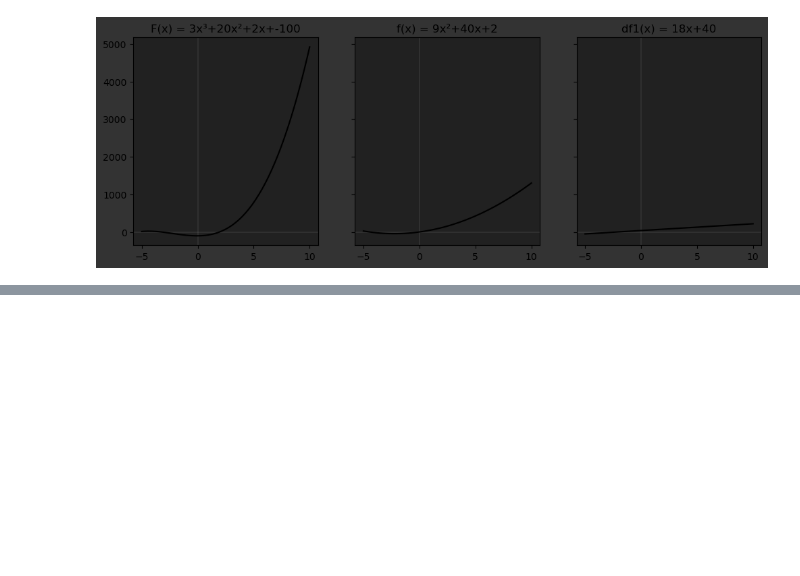
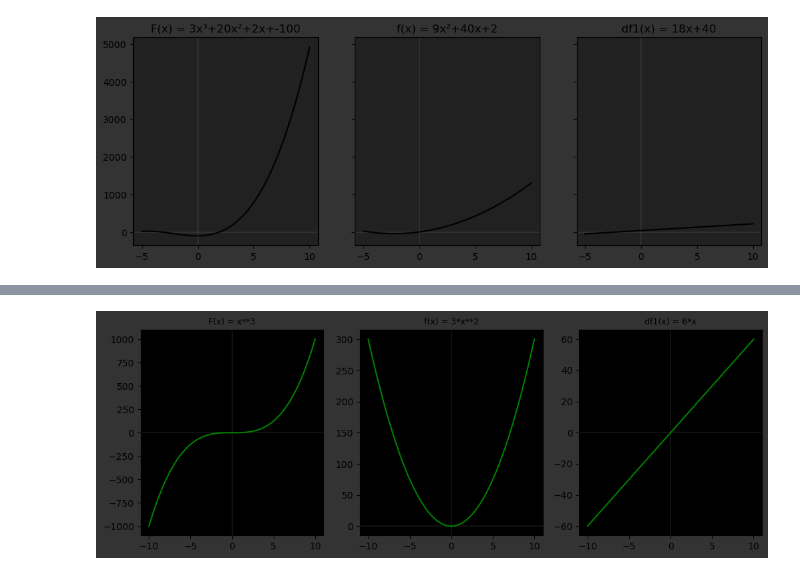
Before and after one commit to agentzero001/jupyter, a Jupyter notebook: Maths topics/Calculus/Untitled.ipynb, the cells around one changed output, grey strips where cells are left out. Cells and saved outputs as stored; diff of their text form; code cells hidden in the pictures; blank space fills up the shorter version.

```diff
--- a/Maths topics/Calculus/Untitled.ipynb
+++ b/Maths topics/Calculus/Untitled.ipynb
@@ -52,7 +53,7 @@ def polypown(co):
     df1 = sp.lambdify(x, df, 'numpy')
     x_ = np.linspace(-10, 10, 100)
 
-    fig, axs = plt.subplots(1, 3, facecolor='0.2',figsize=(12, 4),sharey = True)
+    fig, axs = plt.subplots(1, 3, facecolor='0.2',figsize=(12, 4))#,sharey = True)
 
     axs[0].plot(x_, F1(x_), c = 'green')
     if len(co) == 3:
@@ -143,0 +169,4 @@ $\displaystyle 6 x^{2} - 4 x + 3$
+# %%
+polypown([0,0,0,1])
+# %% [output]
+[figure, added]
```
Also changed, not shown: parts of 11 cells of this notebook.
